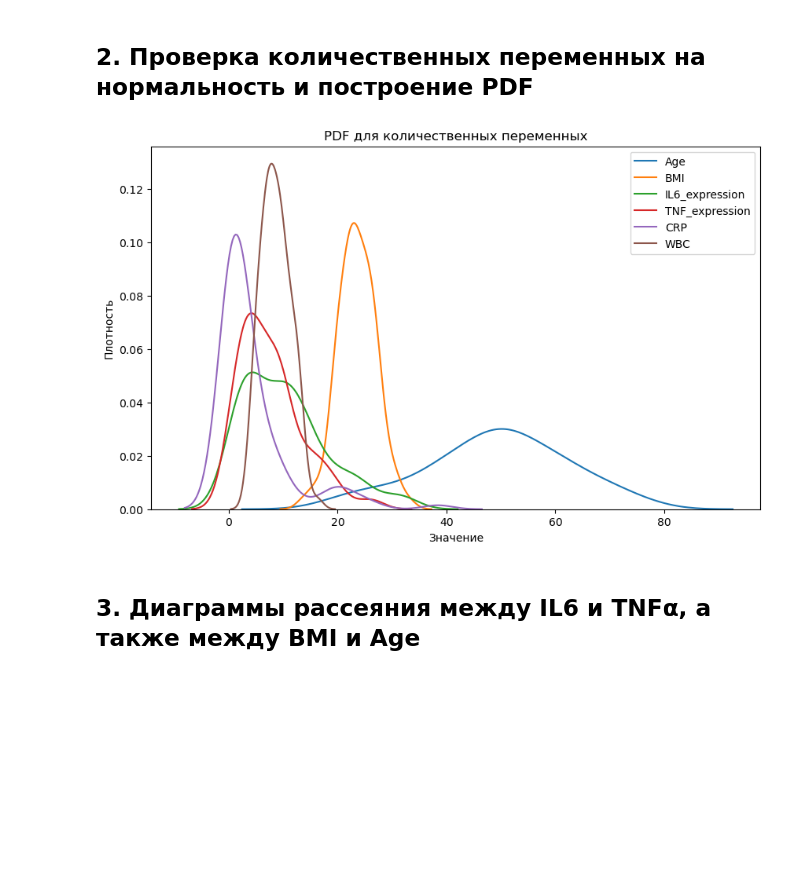
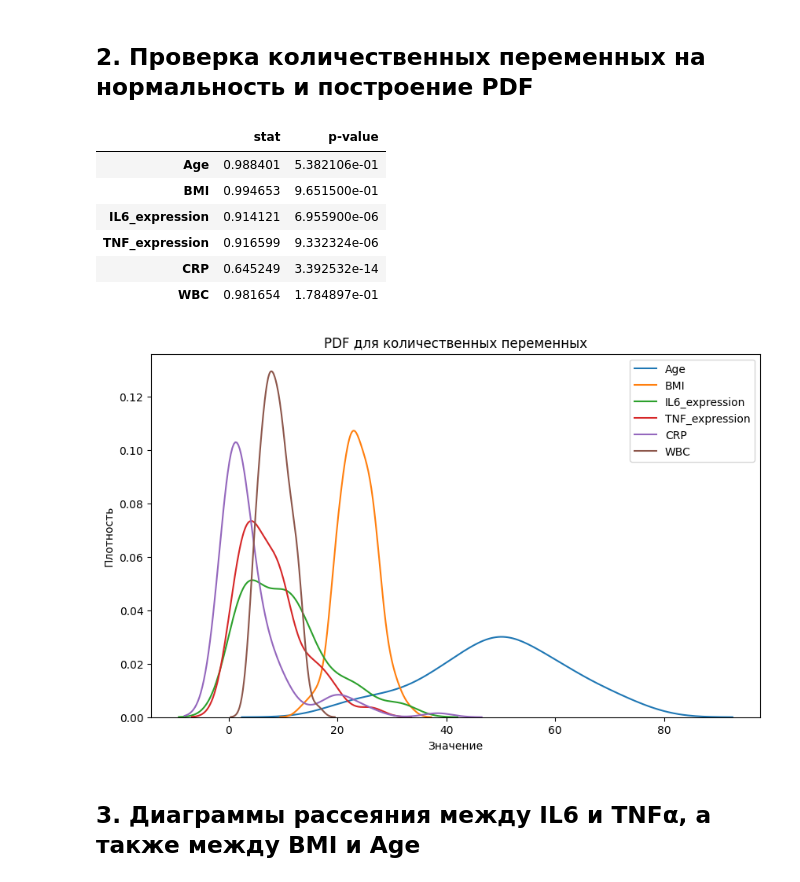
Before and after one commit to CaktusJohn/Medical-data-analysis, a Jupyter notebook: Immunology data analysis/Immunology data analysis.ipynb, the cells around one changed output. Cells and saved outputs as stored; diff of their text form; code cells hidden in the pictures; blank space fills up the shorter version.

```diff
--- a/Immunology data analysis/Immunology data analysis.ipynb
+++ b/Immunology data analysis/Immunology data analysis.ipynb
@@ -62,21 +62,28 @@ df.head()
 # %%
 # Количественные переменные
 num_cols = ['Age', 'BMI', 'IL6_expression', 'TNF_expression', 'CRP', 'WBC']
 
-# Проверка на нормальность (тест Шапиро-Уилка)
+# Проверка на нормальность (тест Шапиро-Уилка), почему он
 norm_results = {col: stats.shapiro(df[col]) for col in num_cols}
-pd.DataFrame({k: {'stat': v.statistic, 'p-value': v.pvalue} for k, v in norm_results.items()}).T
+display(pd.DataFrame({k: {'stat': v.statistic, 'p-value': v.pvalue} for k, v in norm_results.items()}).T)
 
 # PDF для всех количественных переменных
 plt.figure(figsize=(10, 6))
 for col in num_cols:
     sns.kdeplot(df[col], label=col)
 plt.xlabel('Значение')
 plt.ylabel('Плотность')
 plt.title('PDF для количественных переменных')
 plt.legend()
 plt.show()
 # %% [output]
+|  | stat | p-value |
+| Age | 0.988401 | 5.382106e-01 |
+| BMI | 0.994653 | 9.651500e-01 |
+| IL6_expression | 0.914121 | 6.955900e-06 |
+| TNF_expression | 0.916599 | 9.332324e-06 |
+| CRP | 0.645249 | 3.392532e-14 |
+| WBC | 0.981654 | 1.784897e-01 |
 [figure]
 # %% [markdown]
 ## 3. Диаграммы рассеяния между IL6 и TNFα, а также между BMI и Age
```
Also changed, not shown: parts of 26 cells of this notebook, 1 other file.
